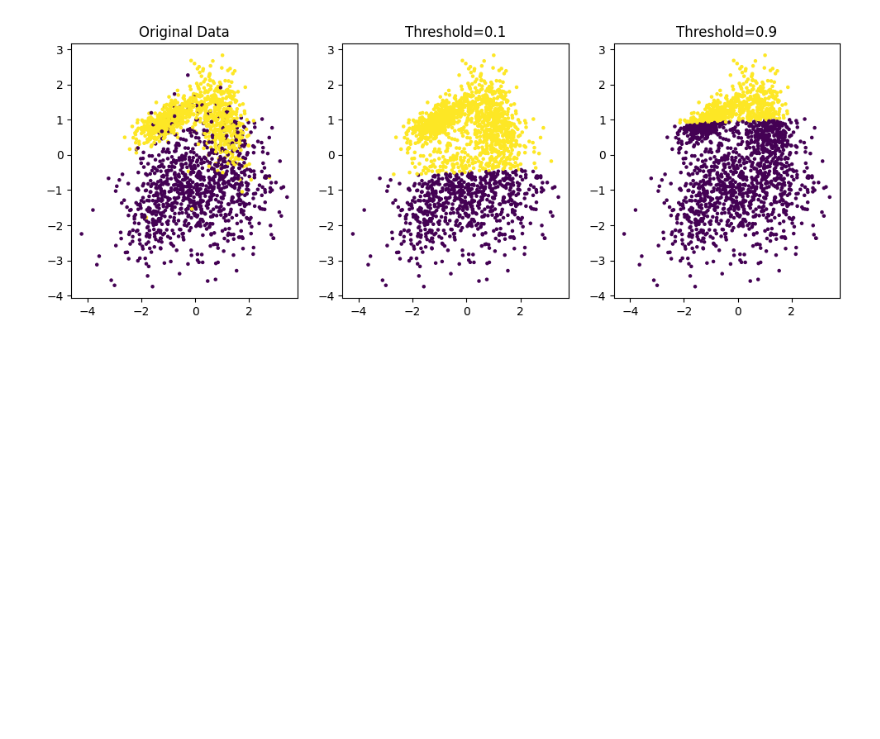
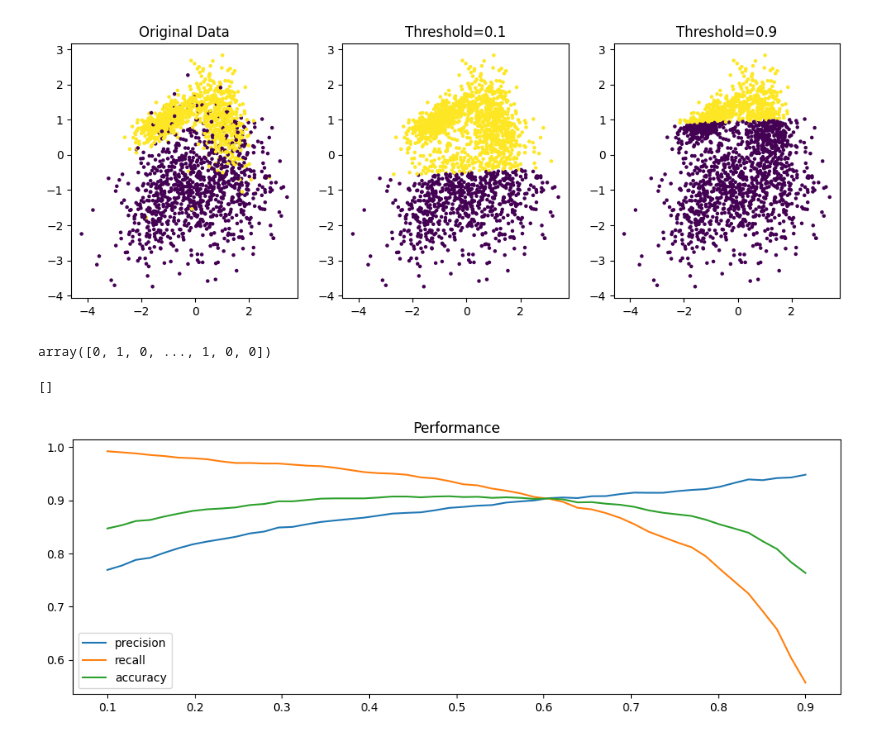
Before and after one commit to ijazkhan101/Machine-Learning-with-Python-20Days, a Jupyter notebook: MLDay05/Meta estimator voting classifier.ipynb, the cells around one changed output. Cells and saved outputs as stored; diff of their text form; code cells hidden in the pictures; blank space fills up the shorter version.

Commit message:
Meta estimator in sk-lego Threshold
Meta estimator in sk-lego Threshold

```diff
--- a/MLDay05/Meta estimator voting classifier.ipynb
+++ b/MLDay05/Meta estimator voting classifier.ipynb
@@ -138,3 +138,33 @@ plt.title("Threshold=0.9")
 # %% [output]
 Text(0.5, 1.0, 'Threshold=0.9')
 [figure]
+# %%
+pipe = Pipeline([
+    ('model', Thresholder(LogisticRegression(solver='lbfgs'),threshold=0.1))
+])
+
+mod =GridSearchCV(estimator=pipe,
+                param_grid={"model__threshold":np.linspace(0.1,0.9,50)},
+                scoring={"precision":make_scorer(precision_score),
+                        "recall":make_scorer(recall_score),
+                        "accuracy":make_scorer(accuracy_score)},
+                    refit="precision",
+                    cv=5)
+mod.fit(X,y);
+# %%
+mod.predict(X)
+# %% [output]
+array([0, 1, 0, ..., 1, 0, 0])
+# %%
+df_result = pd.DataFrame(mod.cv_results_)
+# %%
+plt.figure(figsize=(12,4))
+plt.plot(df_result['param_model__threshold'],df_result['mean_test_precision'],label='precision')
+plt.plot(df_result['param_model__threshold'],df_result['mean_test_recall'],label='recall')
+plt.plot(df_result['param_model__threshold'],df_result['mean_test_accuracy'],label='accuracy')
+plt.legend()
+plt.title("Performance")
+plt.plot()
+# %% [output]
+[]
+[figure, added]
```
